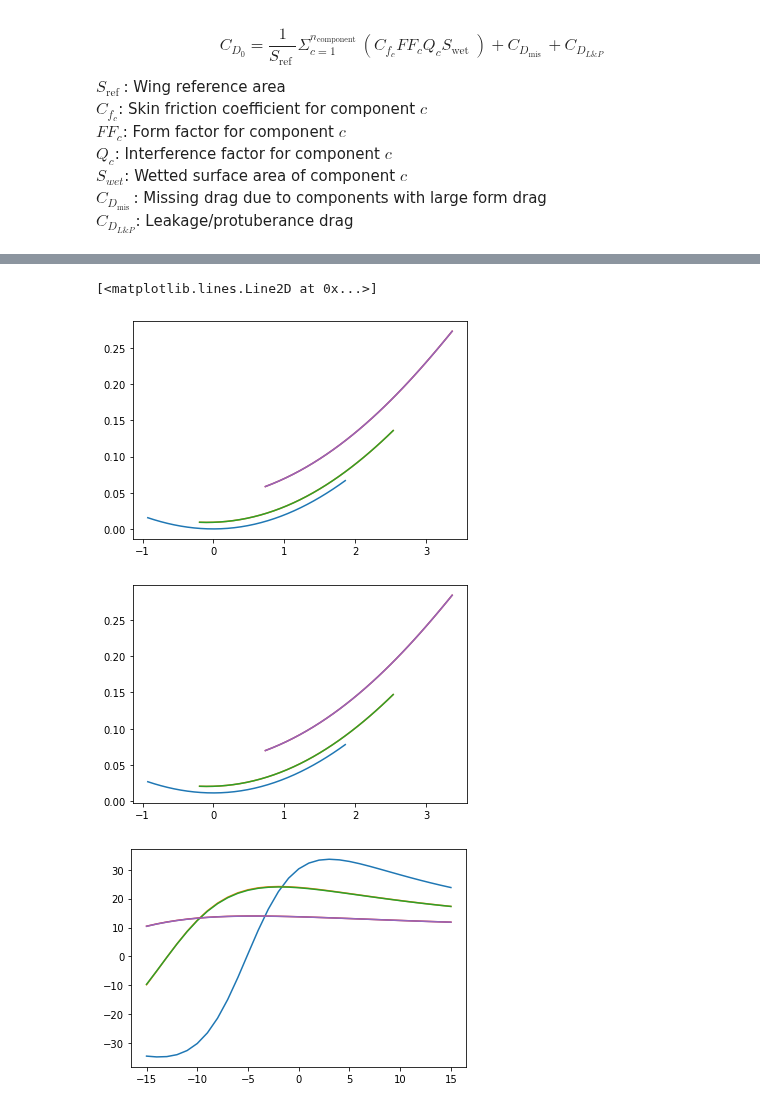
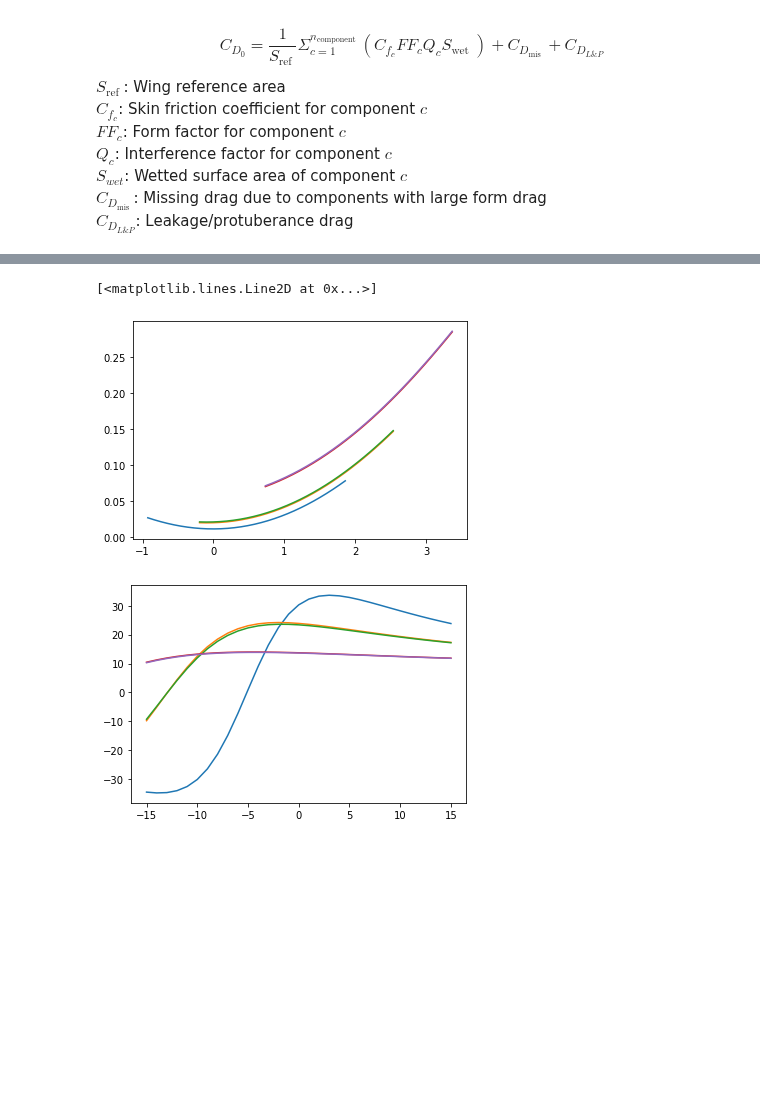
Before and after one commit to jucobee/START, a Jupyter notebook: B2/drag-polar.ipynb, the cells around one changed output, grey strips where cells are left out. Drawn from its saved outputs; the diff is of its cells as text; code cells hidden in the pictures; blank space fills up the shorter version.

```diff
--- a/B2/drag-polar.ipynb
+++ b/B2/drag-polar.ipynb
@@ -138,27 +117,26 @@ print(CD0s)
 # %%
-plt.plot(CL1,CD1)
-plt.plot(CL2,CD2)
-plt.plot(CL3,CD3)
-plt.plot(CL4,CD4)
-plt.plot(CL5,CD5)
+# plt.plot(CL1,CD1)
+# plt.plot(CL2,CD2)
+# plt.plot(CL3,CD3)
+# plt.plot(CL4,CD4)
+# plt.plot(CL5,CD5)
 
-plt.figure()
+# plt.figure()
 
 plt.plot(CL1,CD0s[0]+CD1)
-plt.plot(CL2,CD0s[0]+CD2)
-plt.plot(CL3,CD0s[0]+CD3)
-plt.plot(CL4,CD0s[0]+CD4)
-plt.plot(CL5,CD0s[0]+CD5)
+plt.plot(CL2,CD0s[1]+CD2)
+plt.plot(CL3,CD0s[2]+CD3)
+plt.plot(CL4,CD0s[3]+CD4)
+plt.plot(CL5,CD0s[4]+CD5)
 
 plt.figure()
 
 plt.plot(range(-15,15+1),CL1/(CD0s[0]+CD1))
 plt.plot(range(-15,15+1),CL2/(CD0s[1]+CD2))
 plt.plot(range(-15,15+1),CL3/(CD0s[2]+CD3))
 plt.plot(range(-15,15+1),CL4/(CD0s[3]+CD4))
 plt.plot(range(-15,15+1),CL5/(CD0s[4]+CD5))
 # %% [output]
 [<matplotlib.lines.Line2D at 0x...>]
-[figure, old version]
+[figure, new version]
-[figure, old version]
+[figure, new version]
-[figure, removed]
```
Also changed, not shown: parts of 2 cells of this notebook, 12 other files.
